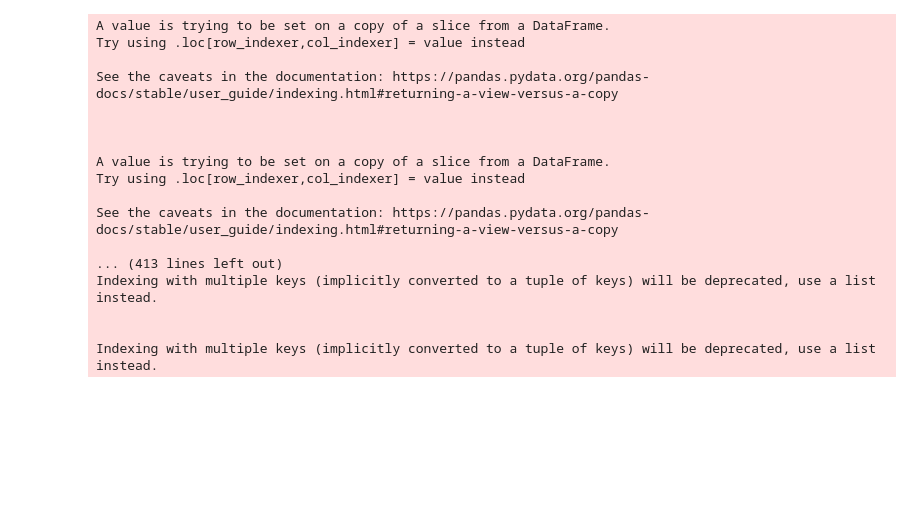
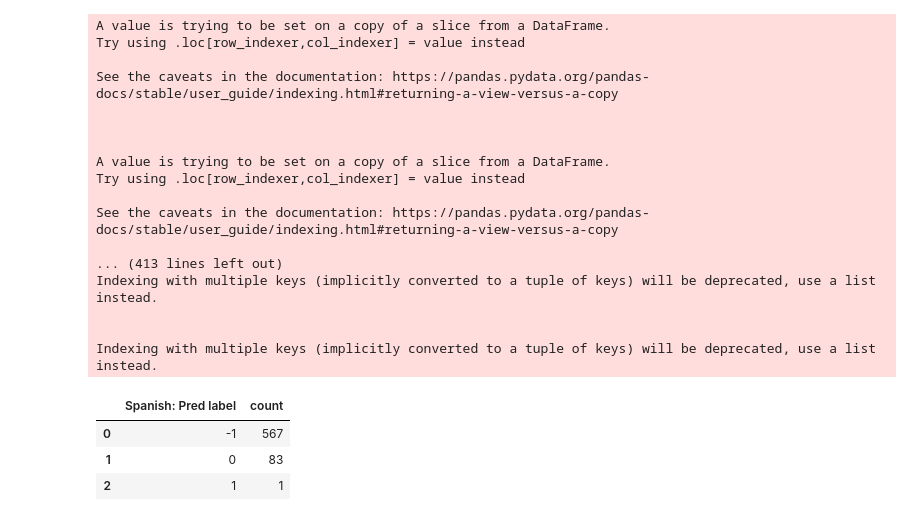
Before and after one commit to bigscience-workshop/ShadesofBias, a Jupyter notebook: generation_analysis.ipynb, the cells around one changed output. Saved outputs shown, nothing was run; the diff lists cells and outputs as text; code cells hidden in the pictures; blank space fills up the shorter version.

```diff
--- a/generation_analysis.ipynb
+++ b/generation_analysis.ipynb
@@ -10,0 +27,19 @@ import plotly.graph_objects as go
+# %%
+languages = [
+        "Arabic",
+        "Bengali",
+        "Brazilian Portuguese",
+        "Chinese",
+        "Traditional Chinese",
+        "Dutch",
+        "English",
+        "French",
+        "German",
+        "Hindi",
+        "Italian",
+        "Marathi",
+        "Polish",
+        "Romanian",
+        "Russian",
+        "Spanish",
+    ]
@@ -10,0 +89,4 @@ import plotly.graph_objects as go
+# %%
+df_pandas = ds.to_pandas()
+for lang in languages:
+    print(df_pandas[(df_pandas[f'{lang}: Pred label'] == -1) & (df_pandas[f'{lang}: Pred output'] != 'null')][[f'{lang}: Biased Sentences', f'{lang}: Pred label', f'{lang}: Pred output']])
@@ -287,3 +823,10 @@ Indexing with multiple keys (implicitly converted to a tuple of keys) will be de
 
 
 Indexing with multiple keys (implicitly converted to a tuple of keys) will be deprecated, use a list instead.
+# %%
+df_pandas.groupby(f'{lang}: Pred label')[f'{lang}: Pred label'].count().to_frame('count').reset_index()
+# %% [output]
+|  | Spanish: Pred label | count |
+| 0 | -1 | 567 |
+| 1 | 0 | 83 |
+| 2 | 1 | 1 |
```
Also changed, not shown: parts of 18 cells of this notebook.
